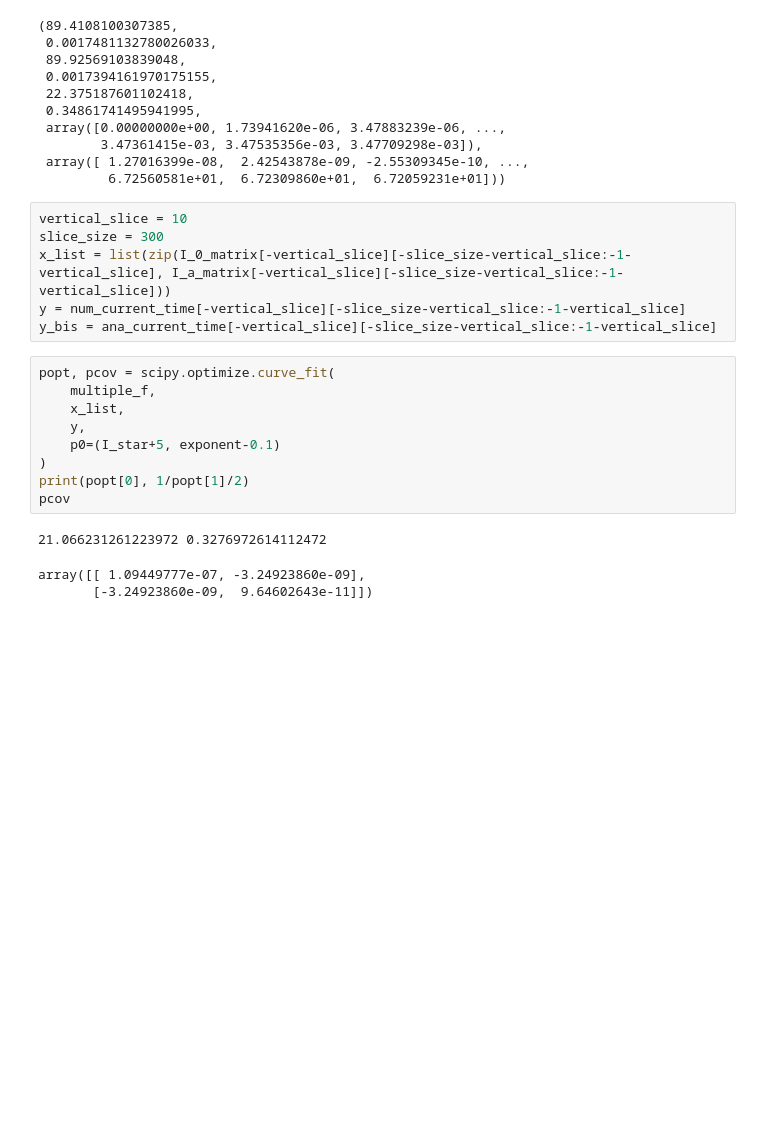
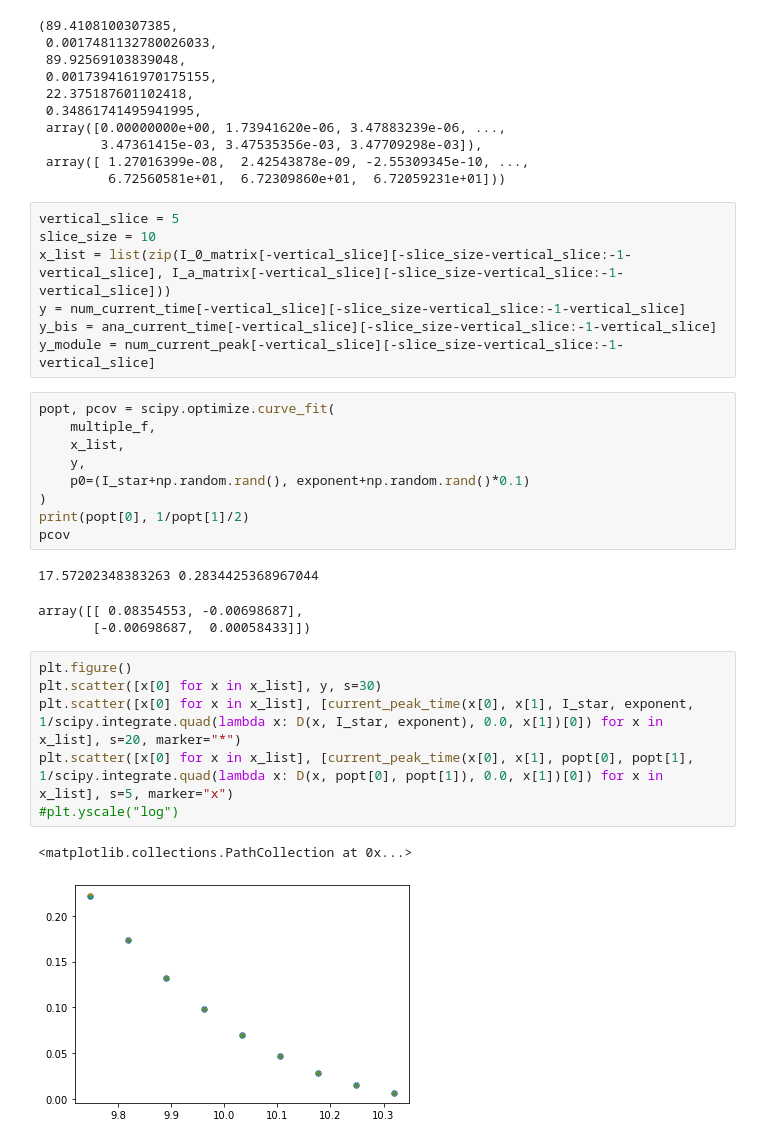
Before and after one commit to carlidel/more_about_nekhoroshev_diffusion, a Jupyter notebook: linearization_error_quantification_and_fits.ipynb, the cells around one changed output. Saved outputs shown, nothing was run; the diff lists cells and outputs as text; blank space fills up the shorter version.

```diff
--- a/linearization_error_quantification_and_fits.ipynb
+++ b/linearization_error_quantification_and_fits.ipynb
@@ -542,21 +558,31 @@ Done (0.4966666666666667, 0.5) nan / nan
  array([ 1.27016399e-08,  2.42543878e-09, -2.55309345e-10, ...,
          6.72560581e+01,  6.72309860e+01,  6.72059231e+01]))
 # %%
-vertical_slice = 10
-slice_size = 300
+vertical_slice = 5
+slice_size = 10
 x_list = list(zip(I_0_matrix[-vertical_slice][-slice_size-vertical_slice:-1-vertical_slice], I_a_matrix[-vertical_slice][-slice_size-vertical_slice:-1-vertical_slice]))
 y = num_current_time[-vertical_slice][-slice_size-vertical_slice:-1-vertical_slice]
 y_bis = ana_current_time[-vertical_slice][-slice_size-vertical_slice:-1-vertical_slice]
+y_module = num_current_peak[-vertical_slice][-slice_size-vertical_slice:-1-vertical_slice]
 # %%
 popt, pcov = scipy.optimize.curve_fit(
     multiple_f,
     x_list,
     y,
-    p0=(I_star+5, exponent-0.1)
+    p0=(I_star+np.random.rand(), exponent+np.random.rand()*0.1)
 )
 print(popt[0], 1/popt[1]/2)
 pcov
 # %% [output]
-21.066231261223972 0.3276972614112472
+17.57202348383263 0.2834425368967044
-array([[ 1.09449777e-07, -3.24923860e-09],
-       [-3.24923860e-09,  9.64602643e-11]])
+array([[ 0.08354553, -0.00698687],
+       [-0.00698687,  0.00058433]])
+# %%
+plt.figure()
+plt.scatter([x[0] for x in x_list], y, s=30)
+plt.scatter([x[0] for x in x_list], [current_peak_time(x[0], x[1], I_star, exponent, 1/scipy.integrate.quad(lambda x: D(x, I_star, exponent), 0.0, x[1])[0]) for x in x_list], s=20, marker="*")
+plt.scatter([x[0] for x in x_list], [current_peak_time(x[0], x[1], popt[0], popt[1], 1/scipy.integrate.quad(lambda x: D(x, popt[0], popt[1]), 0.0, x[1])[0]) for x in x_list], s=5, marker="x")
+#plt.yscale("log")
+# %% [output]
+<matplotlib.collections.PathCollection at 0x...>
+[figure, added]
```
Also changed, not shown: parts of 22 cells of this notebook, 3 other files.
